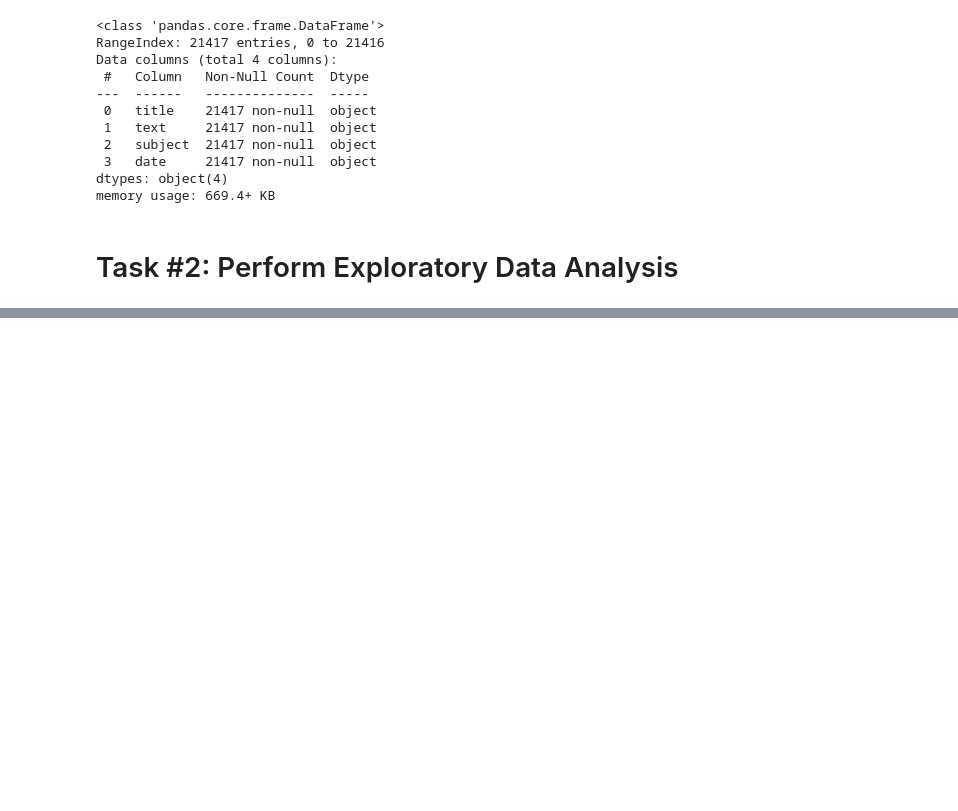
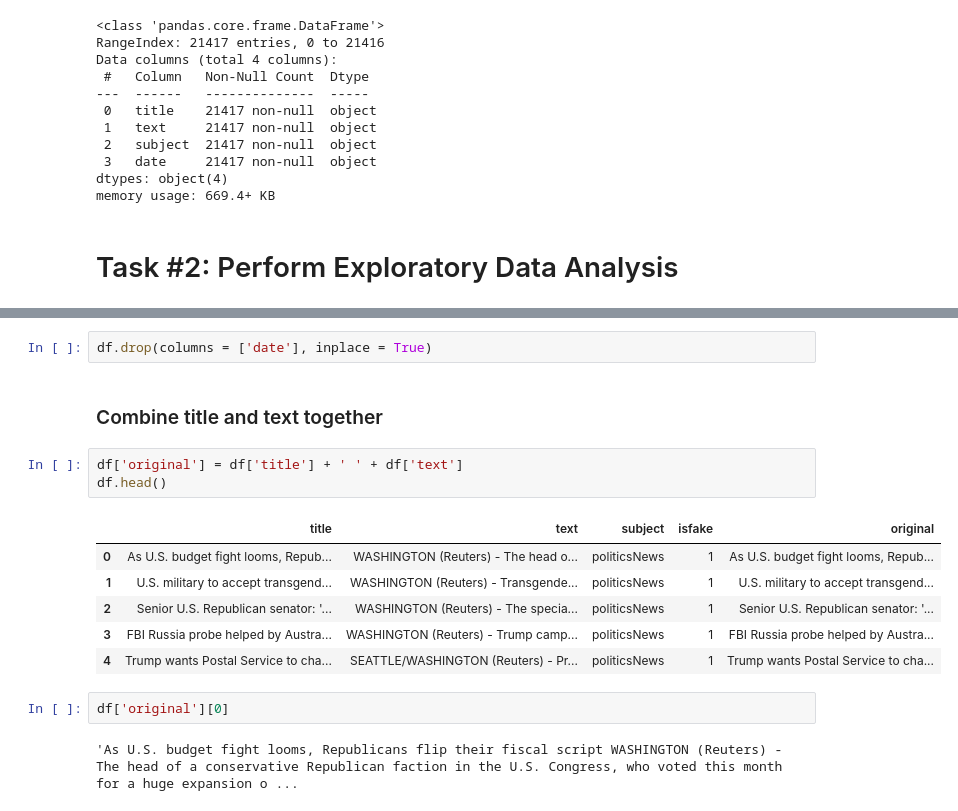
Before and after one commit to anirudhrao20/fake-news-detector, a Jupyter notebook: FakeNewsClassification.ipynb, the cells around one changed output, grey strips where cells are left out. Drawn from its saved outputs; the diff is of its cells as text; blank space fills up the shorter version.

```diff
--- a/FakeNewsClassification.ipynb
+++ b/FakeNewsClassification.ipynb
@@ -161,0 +201,18 @@ memory usage: 669.4+ KB
+# %%
+df.drop(columns = ['date'], inplace = True)
+# %% [markdown]
+### Combine title and text together
+# %%
+df['original'] = df['title'] + ' ' + df['text']
+df.head()
+# %% [output]
+|  | title | text | subject | isfake | original |
+| 0 | As U.S. budget fight looms, Repub... | WASHINGTON (Reuters) - The head o... | politicsNews | 1 | As U.S. budget fight looms, Repub... |
+| 1 | U.S. military to accept transgend... | WASHINGTON (Reuters) - Transgende... | politicsNews | 1 | U.S. military to accept transgend... |
+| 2 | Senior U.S. Republican senator: '... | WASHINGTON (Reuters) - The specia... | politicsNews | 1 | Senior U.S. Republican senator: '... |
+| 3 | FBI Russia probe helped by Austra... | WASHINGTON (Reuters) - Trump camp... | politicsNews | 1 | FBI Russia probe helped by Austra... |
+| 4 | Trump wants Postal Service to cha... | SEATTLE/WASHINGTON (Reuters) - Pr... | politicsNews | 1 | Trump wants Postal Service to cha... |
+# %%
+df['original'][0]
+# %% [output]
+'As U.S. budget fight looms, Republicans flip their fiscal script WASHINGTON (Reuters) - The head of a conservative Republican faction in the U.S. Congress, who voted this month for a huge expansion o ...
```
Also changed, not shown: parts of 4 cells of this notebook.
